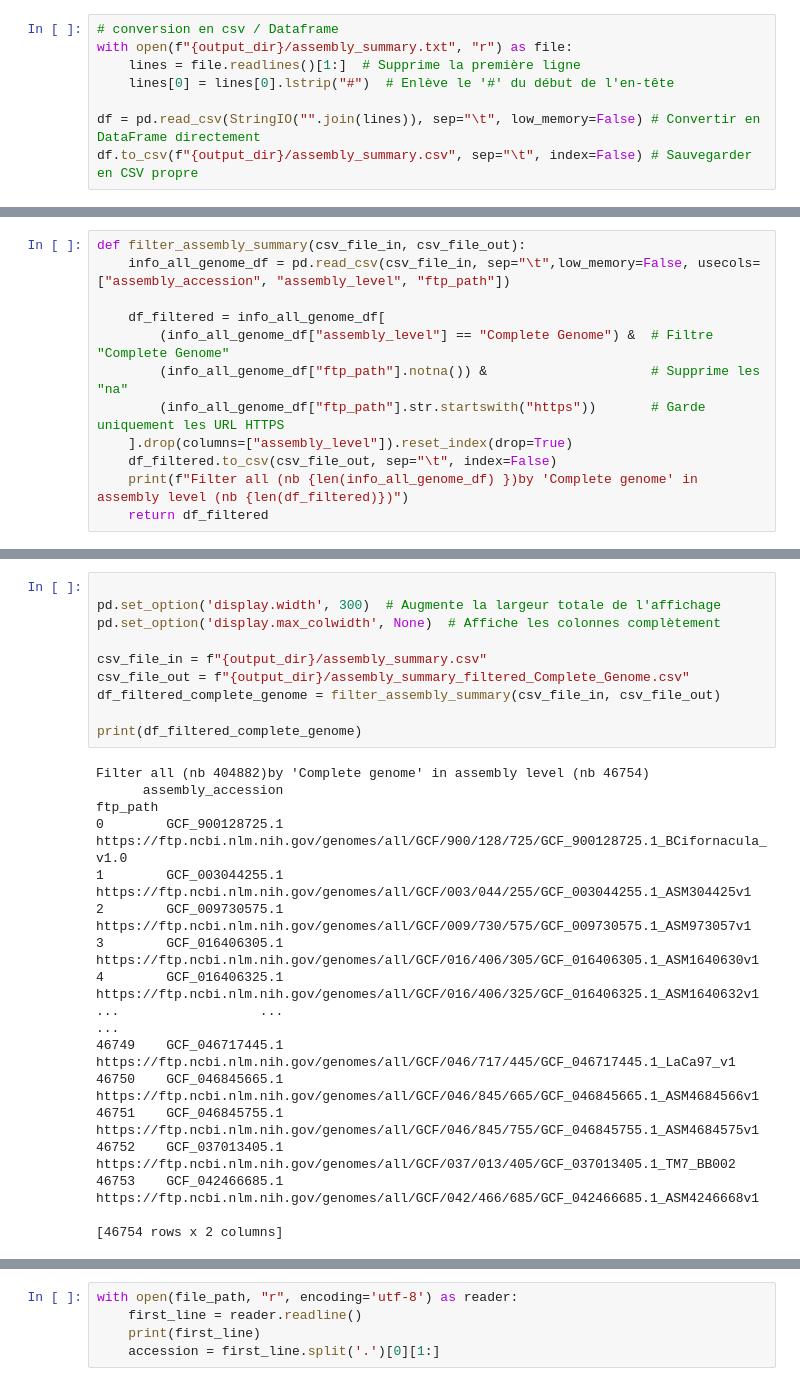
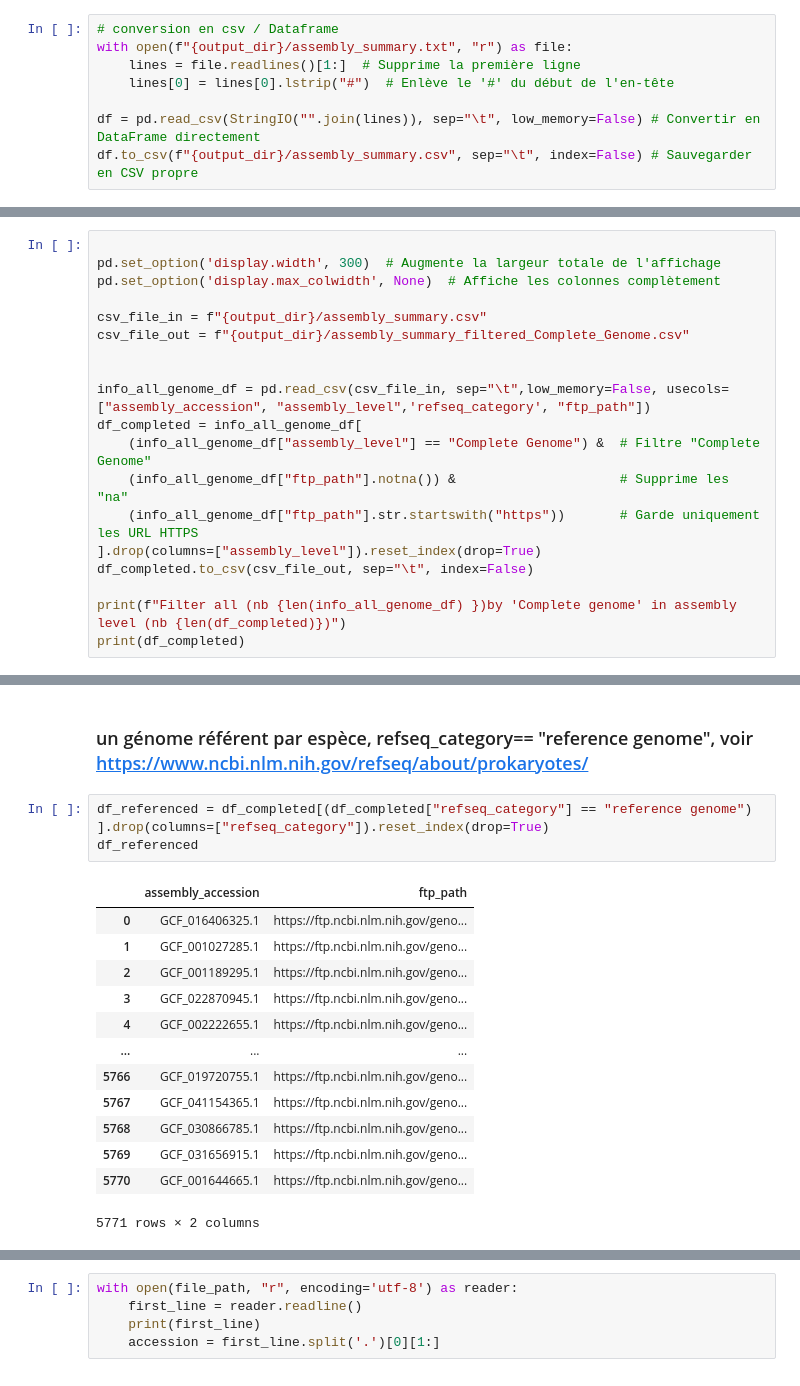
Before and after one commit to dubssieg/wisp, a Jupyter notebook: wisp_light/notebook/how_to_get_taxonomy_from_refseq.ipynb, the cells around one changed output, grey strips where cells are left out. Saved outputs shown, nothing was run; the diff lists cells and outputs as text.

```diff
--- a/wisp_light/notebook/how_to_get_taxonomy_from_refseq.ipynb
+++ b/wisp_light/notebook/how_to_get_taxonomy_from_refseq.ipynb
@@ -33,12 +35,19 @@ df.to_csv(f"{output_dir}/assembly_summary.csv", sep="\t", index=False) # Sauvega
 # %%
-def filter_assembly_summary(csv_file_in, csv_file_out):
-    info_all_genome_df = pd.read_csv(csv_file_in, sep="\t",low_memory=False, usecols=["assembly_accession", "assembly_level", "ftp_path"])
 
-    df_filtered = info_all_genome_df[
-        (info_all_genome_df["assembly_level"] == "Complete Genome") &  # Filtre "Complete Genome"
-        (info_all_genome_df["ftp_path"].notna()) &                     # Supprime les "na"
-        (info_all_genome_df["ftp_path"].str.startswith("https"))       # Garde uniquement les URL HTTPS
-    ].drop(columns=["assembly_level"]).reset_index(drop=True)
-    df_filtered.to_csv(csv_file_out, sep="\t", index=False)
-    print(f"Filter all (nb {len(info_all_genome_df) })by 'Complete genome' in assembly level (nb {len(df_filtered)})")
-    return df_filtered
+pd.set_option('display.width', 300)  # Augmente la largeur totale de l'affichage
+pd.set_option('display.max_colwidth', None)  # Affiche les colonnes complètement
+
+csv_file_in = f"{output_dir}/assembly_summary.csv"
+csv_file_out = f"{output_dir}/assembly_summary_filtered_Complete_Genome.csv"
+
+
+info_all_genome_df = pd.read_csv(csv_file_in, sep="\t",low_memory=False, usecols=["assembly_accession", "assembly_level",'refseq_category', "ftp_path"])
+df_completed = info_all_genome_df[
+    (info_all_genome_df["assembly_level"] == "Complete Genome") &  # Filtre "Complete Genome"
+    (info_all_genome_df["ftp_path"].notna()) &                     # Supprime les "na"
+    (info_all_genome_df["ftp_path"].str.startswith("https"))       # Garde uniquement les URL HTTPS
+].drop(columns=["assembly_level"]).reset_index(drop=True)
+df_completed.to_csv(csv_file_out, sep="\t", index=False)
+
+print(f"Filter all (nb {len(info_all_genome_df) })by 'Complete genome' in assembly level (nb {len(df_completed)})")
+print(df_completed)
@@ -45,27 +70,20 @@ def filter_assembly_summary(csv_file_in, csv_file_out):
-# %%
-
-pd.set_option('display.width', 300)  # Augmente la largeur totale de l'affichage
-pd.set_option('display.max_colwidth', None)  # Affiche les colonnes complètement
-
-csv_file_in = f"{output_dir}/assembly_summary.csv"
-csv_file_out = f"{output_dir}/assembly_summary_filtered_Complete_Genome.csv"
-df_filtered_complete_genome = filter_assembly_summary(csv_file_in, csv_file_out)
-
-print(df_filtered_complete_genome)
-# %% [output]
-Filter all (nb 404882)by 'Complete genome' in assembly level (nb 46754)
-      assembly_accession                                                                                    ftp_path
-0        GCF_900128725.1  https://ftp.ncbi.nlm.nih.gov/genomes/all/GCF/900/128/725/GCF_900128725.1_BCifornacula_v1.0
-1        GCF_003044255.1        https://ftp.ncbi.nlm.nih.gov/genomes/all/GCF/003/044/255/GCF_003044255.1_ASM304425v1
-2        GCF_009730575.1        https://ftp.ncbi.nlm.nih.gov/genomes/all/GCF/009/730/575/GCF_009730575.1_ASM973057v1
-3        GCF_016406305.1       https://ftp.ncbi.nlm.nih.gov/genomes/all/GCF/016/406/305/GCF_016406305.1_ASM1640630v1
-4        GCF_016406325.1       https://ftp.ncbi.nlm.nih.gov/genomes/all/GCF/016/406/325/GCF_016406325.1_ASM1640632v1
-...                  ...                                                                                         ...
-46749    GCF_046717445.1          https://ftp.ncbi.nlm.nih.gov/genomes/all/GCF/046/717/445/GCF_046717445.1_LaCa97_v1
-46750    GCF_046845665.1       https://ftp.ncbi.nlm.nih.gov/genomes/all/GCF/046/845/665/GCF_046845665.1_ASM4684566v1
-46751    GCF_046845755.1       https://ftp.ncbi.nlm.nih.gov/genomes/all/GCF/046/845/755/GCF_046845755.1_ASM4684575v1
-46752    GCF_037013405.1          https://ftp.ncbi.nlm.nih.gov/genomes/all/GCF/037/013/405/GCF_037013405.1_TM7_BB002
-46753    GCF_042466685.1       https://ftp.ncbi.nlm.nih.gov/genomes/all/GCF/042/466/685/GCF_042466685.1_ASM4246668v1
-
-[46754 rows x 2 columns]
+# %% [markdown]
+### un génome référent par espèce, refseq_category== "reference genome", voir https://www.ncbi.nlm.nih.gov/refseq/about/prokaryotes/
+# %%
+df_referenced = df_completed[(df_completed["refseq_category"] == "reference genome") ].drop(columns=["refseq_category"]).reset_index(drop=True)
+df_referenced
+# %% [output]
+|  | assembly_accession | ftp_path |
+| 0 | GCF_016406325.1 | https://ftp.ncbi.nlm.nih.gov/geno... |
+| 1 | GCF_001027285.1 | https://ftp.ncbi.nlm.nih.gov/geno... |
+| 2 | GCF_001189295.1 | https://ftp.ncbi.nlm.nih.gov/geno... |
+| 3 | GCF_022870945.1 | https://ftp.ncbi.nlm.nih.gov/geno... |
+| 4 | GCF_002222655.1 | https://ftp.ncbi.nlm.nih.gov/geno... |
+| ... | ... | ... |
+| 5766 | GCF_019720755.1 | https://ftp.ncbi.nlm.nih.gov/geno... |
+| 5767 | GCF_041154365.1 | https://ftp.ncbi.nlm.nih.gov/geno... |
+| 5768 | GCF_030866785.1 | https://ftp.ncbi.nlm.nih.gov/geno... |
+| 5769 | GCF_031656915.1 | https://ftp.ncbi.nlm.nih.gov/geno... |
+| 5770 | GCF_001644665.1 | https://ftp.ncbi.nlm.nih.gov/geno... |
+5771 rows × 2 columns
 # %%
```
Also changed, not shown: parts of 5 cells of this notebook, 6 other files.
